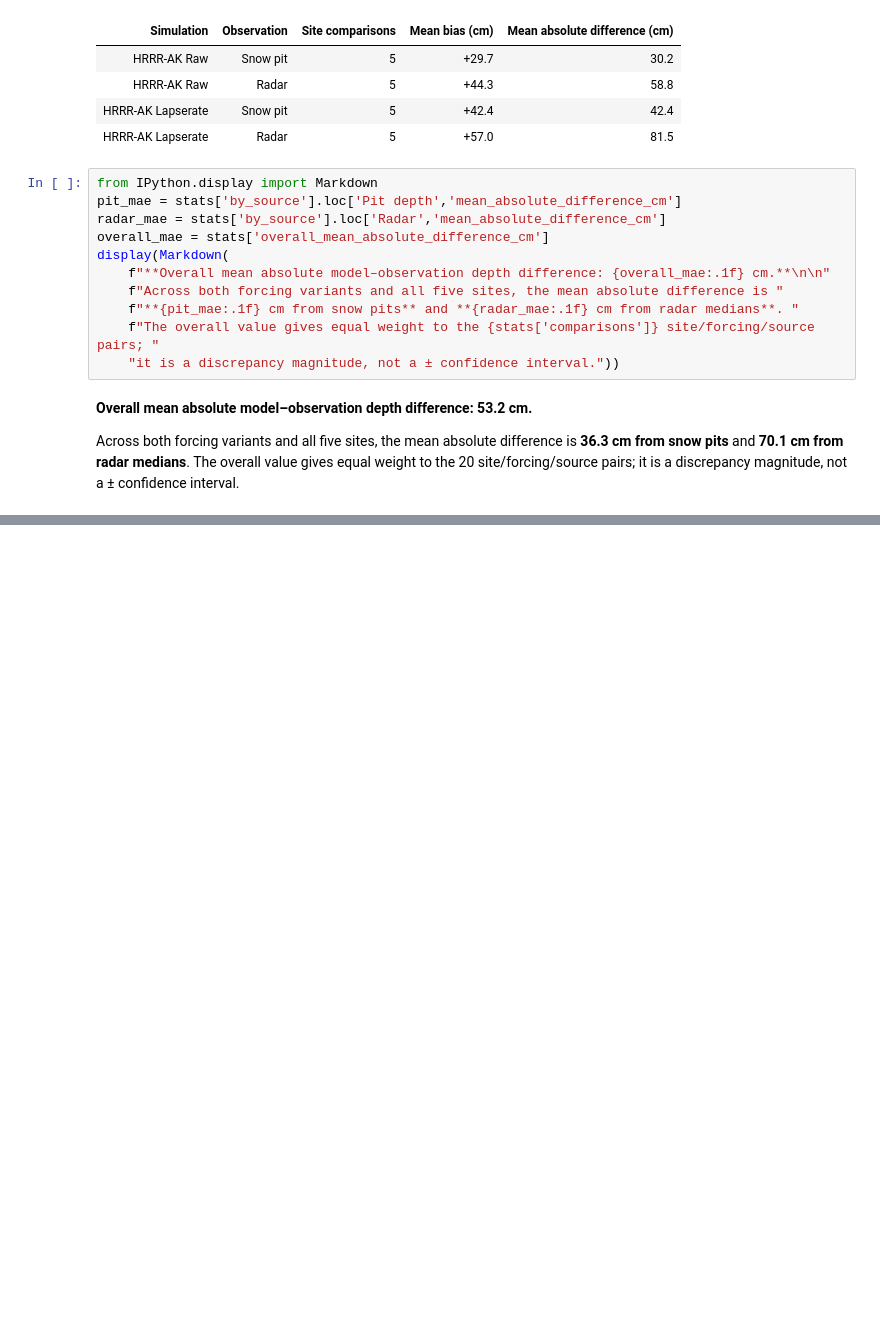
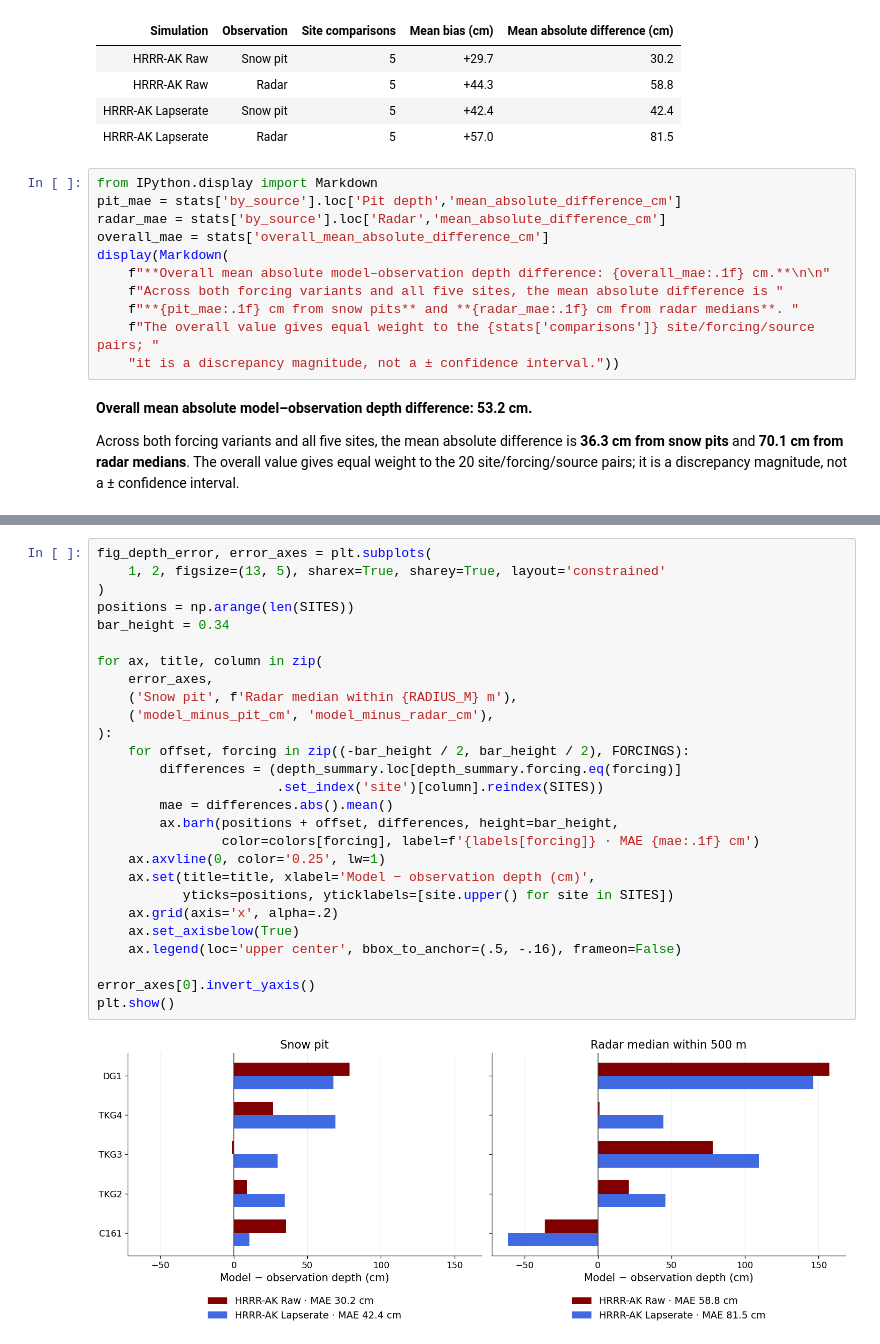
Before and after one commit to cassielumbrazo/jif_snow_modeling, a Jupyter notebook: sites/radar_sites/notebooks/02_compare_model_pit_radar_WY2021.ipynb, the cells around one changed output, grey strips where cells are left out. Saved outputs shown, nothing was run; the diff lists cells and outputs as text; blank space fills up the shorter version.

```diff
--- a/sites/radar_sites/notebooks/02_compare_model_pit_radar_WY2021.ipynb
+++ b/sites/radar_sites/notebooks/02_compare_model_pit_radar_WY2021.ipynb
@@ -415,0 +420,29 @@ Across both forcing variants and all five sites, the mean absolute difference is
+# %%
+fig_depth_error, error_axes = plt.subplots(
+    1, 2, figsize=(13, 5), sharex=True, sharey=True, layout='constrained'
+)
+positions = np.arange(len(SITES))
+bar_height = 0.34
+
+for ax, title, column in zip(
+    error_axes,
+    ('Snow pit', f'Radar median within {RADIUS_M} m'),
+    ('model_minus_pit_cm', 'model_minus_radar_cm'),
+):
+    for offset, forcing in zip((-bar_height / 2, bar_height / 2), FORCINGS):
+        differences = (depth_summary.loc[depth_summary.forcing.eq(forcing)]
+                       .set_index('site')[column].reindex(SITES))
+        mae = differences.abs().mean()
+        ax.barh(positions + offset, differences, height=bar_height,
+                color=colors[forcing], label=f'{labels[forcing]} · MAE {mae:.1f} cm')
+    ax.axvline(0, color='0.25', lw=1)
+    ax.set(title=title, xlabel='Model − observation depth (cm)',
+           yticks=positions, yticklabels=[site.upper() for site in SITES])
+    ax.grid(axis='x', alpha=.2)
+    ax.set_axisbelow(True)
+    ax.legend(loc='upper center', bbox_to_anchor=(.5, -.16), frameon=False)
+
+error_axes[0].invert_yaxis()
+plt.show()
+# %% [output]
+[figure, added]
```
Also changed, not shown: parts of 3 cells of this notebook, 11 other files.
